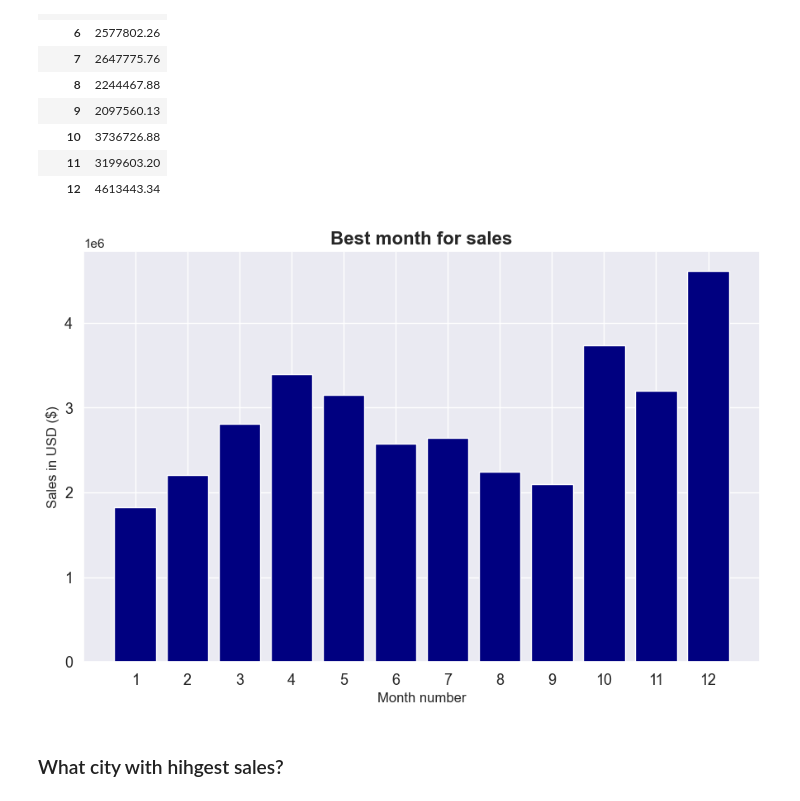
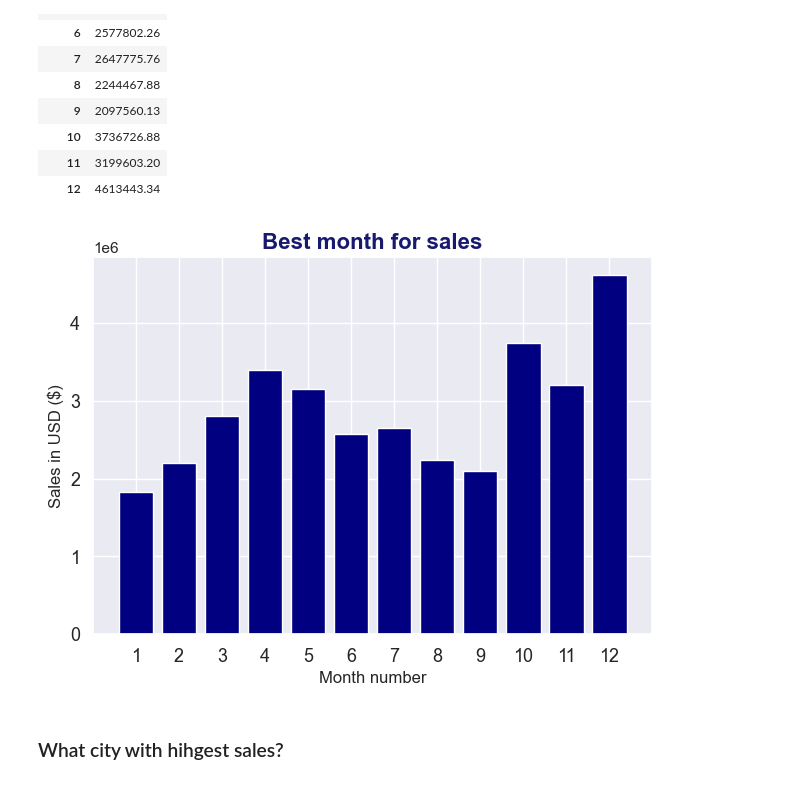
Before and after one commit to ahd687/sale_analysis_proj, a Jupyter notebook: analysis.ipynb, the cells around one changed output. Cells and saved outputs as stored; diff of their text form; code cells hidden in the pictures.

Commit message:
Made the images smaller

```diff
--- a/analysis.ipynb
+++ b/analysis.ipynb
@@ -247,20 +247,20 @@ Best_month
 | 12 | 4613443.34 |
 # %%
 # Ploting sales vs months
-plt.figure(figsize = (9, 6))
+#plt.figure(figsize = (9, 6))
 months=range(1,13)
 plt.bar(x=months,height =Best_month['Sales'], color='Navy')
 plt.xticks(months)
 plt.xticks( fontsize = 13)
 plt.yticks( fontsize = 13)
 plt.ylabel('Sales in USD ($)')
 plt.xlabel('Month number')
 plt.tight_layout()
 plt.title("Best month for sales", fontsize = 16, fontweight = "bold", color ="midnightblue")
 plt.savefig("best_moth_sales.png")
 plt.show()
 # %% [output]
-[figure, old version]
+[figure, new version]
 # %% [markdown]
 ### What city with hihgest sales?
 # %%
```
Also changed, not shown: parts of 3 cells of this notebook, 4 other files.
